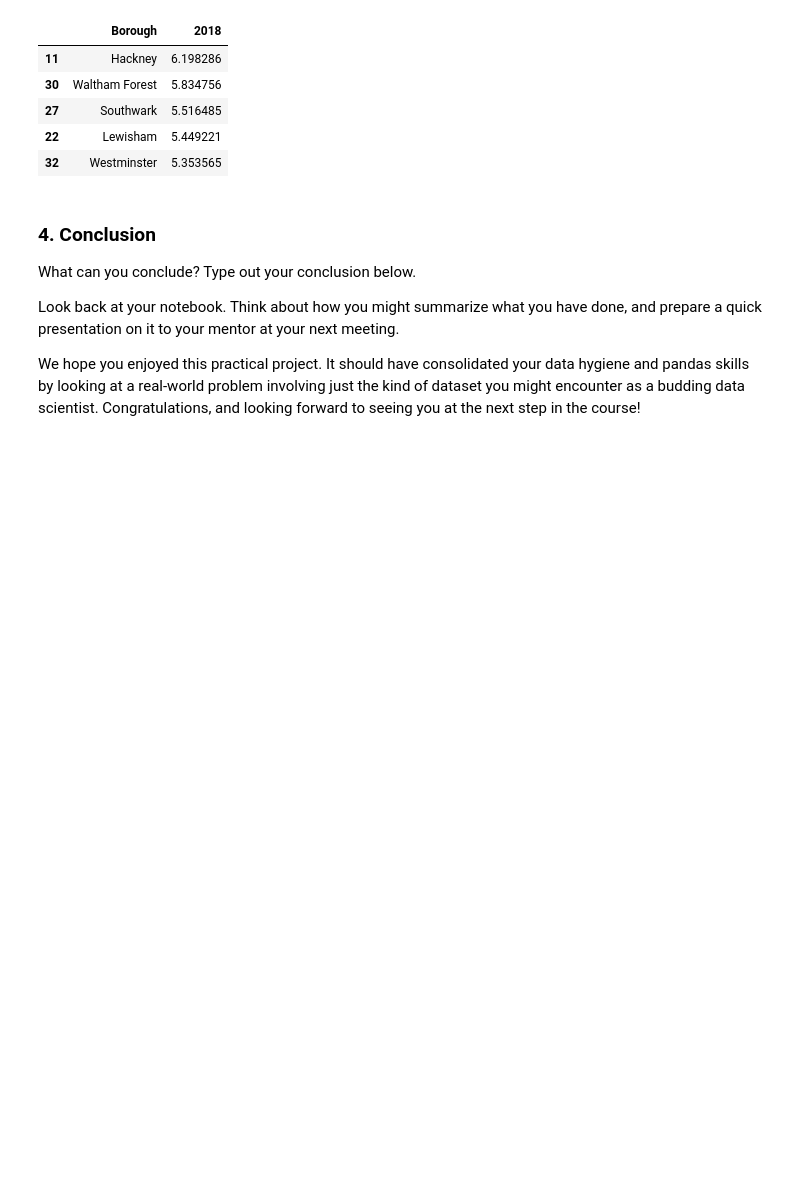
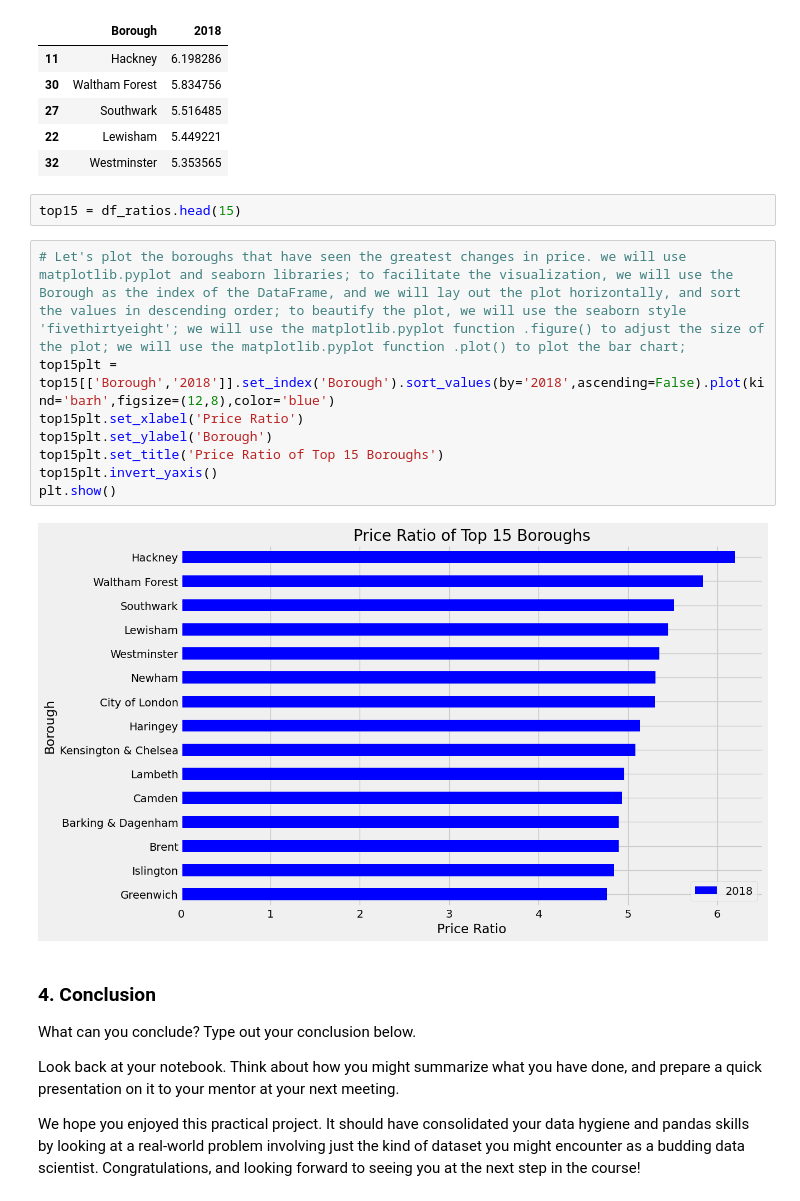
Before and after one commit to fugisawa/Springboard, a Jupyter notebook: Unit 4 Challenge - Tier 3.ipynb, the cells around one changed output. Drawn from its saved outputs; the diff is of its cells as text; blank space fills up the shorter version.

Commit message:
All problems plus bar plot

```diff
--- a/Unit 4 Challenge - Tier 3.ipynb
+++ b/Unit 4 Challenge - Tier 3.ipynb
@@ -354,6 +354,18 @@ df_ratios.head()
 | 27 | Southwark | 5.516485 |
 | 22 | Lewisham | 5.449221 |
 | 32 | Westminster | 5.353565 |
+# %%
+top15 = df_ratios.head(15)
+# %%
+# Let's plot the boroughs that have seen the greatest changes in price. we will use matplotlib.pyplot and seaborn libraries; to facilitate the visualization, we will use the Borough as the index of the DataFrame, and we will lay out the plot horizontally, and sort the values in descending order; to beautify the plot, we will use the seaborn style 'fivethirtyeight'; we will use the matplotlib.pyplot function .figure() to adjust the size of the plot; we will use the matplotlib.pyplot function .plot() to plot the bar chart;
+top15plt = top15[['Borough','2018']].set_index('Borough').sort_values(by='2018',ascending=False).plot(kind='barh',figsize=(12,8),color='blue')
+top15plt.set_xlabel('Price Ratio')
+top15plt.set_ylabel('Borough')
+top15plt.set_title('Price Ratio of Top 15 Boroughs')
+top15plt.invert_yaxis()
+plt.show()
+# %% [output]
+[figure, added]
 # %% [markdown]
 ### 4. Conclusion
 What can you conclude? Type out your conclusion below.
```
